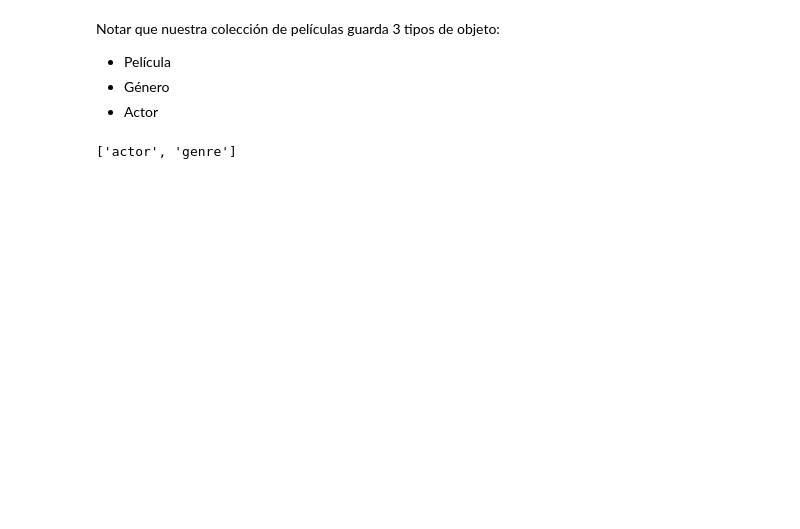
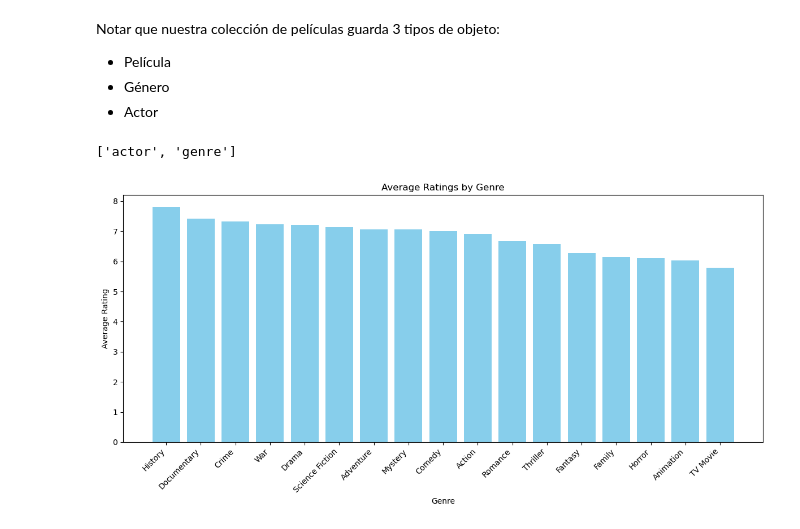
Before and after one commit to garcia-gayou/MovieDatabaseNoSQL, a Jupyter notebook: mongo_queries.ipynb, the cells around one changed output. Drawn from its saved outputs; the diff is of its cells as text; code cells hidden in the pictures; blank space fills up the shorter version.

```diff
--- a/mongo_queries.ipynb
+++ b/mongo_queries.ipynb
@@ -16,3 +18,47 @@ Notar que nuestra colección de películas guarda 3 tipos de objeto:
 collection.distinct('type')
 # %% [output]
 ['actor', 'genre']
+# %%
+pipeline = [
+    {"$match": {"type": {"$exists": False}}},
+
+    {"$lookup": {
+        "from": "movies",
+        "localField": "genre_ids",
+        "foreignField": "id",
+        "as": "genre_details"
+    }},
+
+    {"$unwind": "$genre_details"},
+
+    {"$match": {"genre_details.type": "genre"}},
+
+    {"$unwind": "$genre_ids"},
+
+    {"$match": {"$expr": {"$eq": ["$genre_ids", "$genre_details.id"]}}},
+
+    {"$group": {
+        "_id": "$genre_details.name",
+        "AverageRating": {"$avg": "$vote_average"}
+    }},
+
+    {"$sort": {"AverageRating": -1}}
+]
+
+# Execute the aggregation pipeline
+average_ratings_by_genre = list(collection.aggregate(pipeline))
+
+# Extract the genres and their average ratings
+genres = [genre['_id'] for genre in average_ratings_by_genre]
+average_ratings = [genre['AverageRating'] for genre in average_ratings_by_genre]
+
+plt.figure(figsize=(12, 6))
+plt.bar(genres, average_ratings, color='skyblue')
+plt.xlabel('Genre')
+plt.ylabel('Average Rating')
+plt.title('Average Ratings by Genre')
+plt.xticks(rotation=45, ha='right')
+plt.tight_layout()
+plt.show()
+# %% [output]
+[figure, added]
```
Also changed, not shown: parts of 11 cells of this notebook.
